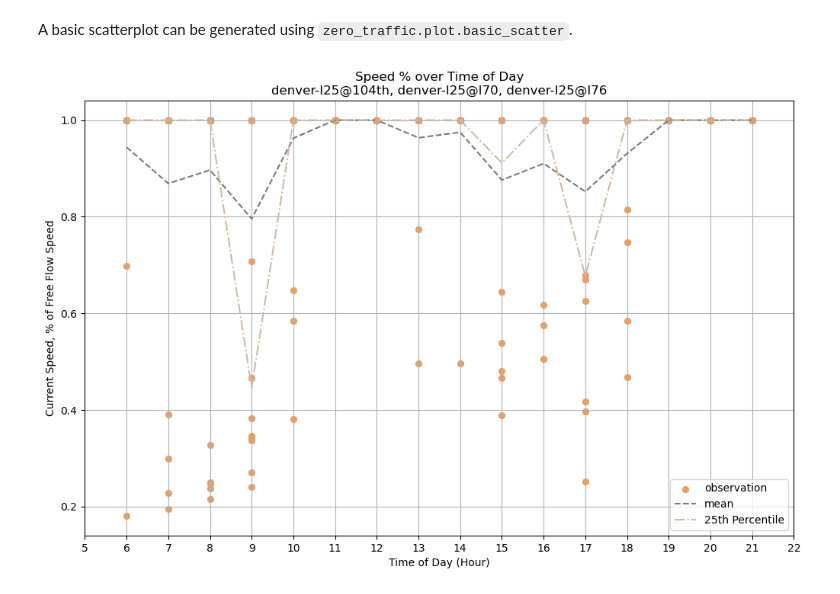
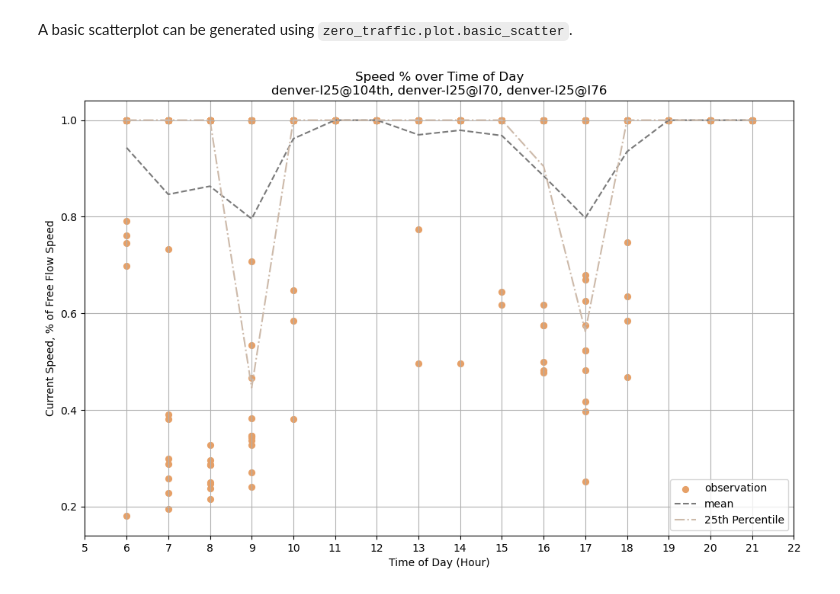
Before and after one commit to def-mycroft/zero-traffic, a Jupyter notebook: docs/source/notebooks/plot.ipynb, the cells around one changed output. Cells and saved outputs as stored; diff of their text form; code cells hidden in the pictures.

Commit message:
Updated image

```diff
--- a/docs/source/notebooks/plot.ipynb
+++ b/docs/source/notebooks/plot.ipynb
@@ -5,12 +5,13 @@ A basic scatterplot can be generated using `zero_traffic.plot.basic_scatter`.
 # %%
 from zero_traffic import proc_data as prd
 from zero_traffic import plot as pl
 
 df = prd.load_data_archive()
 assert df['confidence'].unique().sum() == 1
 
 places = ['denver-I25@104th', 'denver-I25@I70', 'denver-I25@I76']
-sl = pl.subset_data(df, places)
+m = ~(df['datetime'].dt.strftime('%a').isin(['Sun', 'Sat']))
+sl = pl.subset_data(df[m].copy(), places)
 fig = pl.basic_scatter(sl, subtitle=', '.join(places))
 # %% [output]
-[figure, old version]
+[figure, new version]
```
Also changed, not shown: 1 other file.
